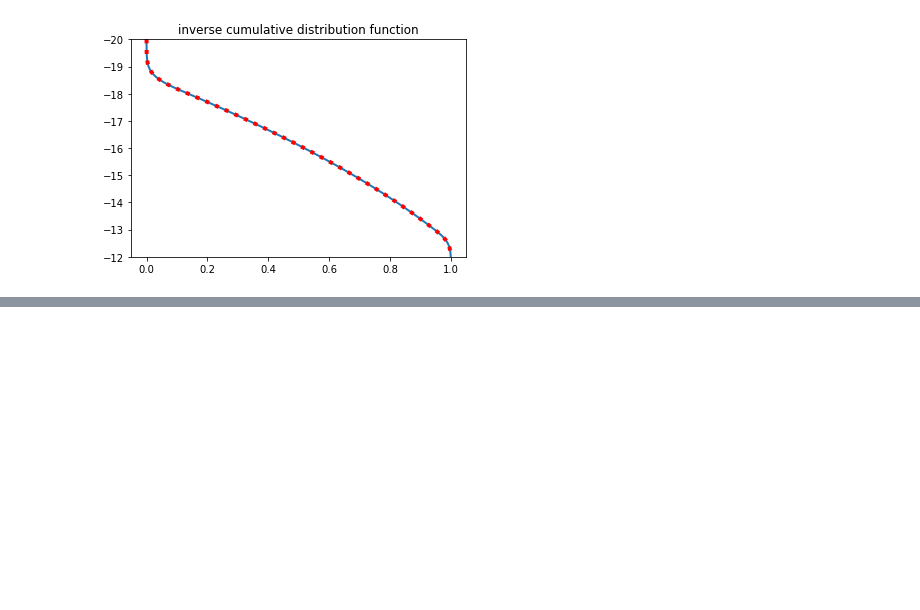
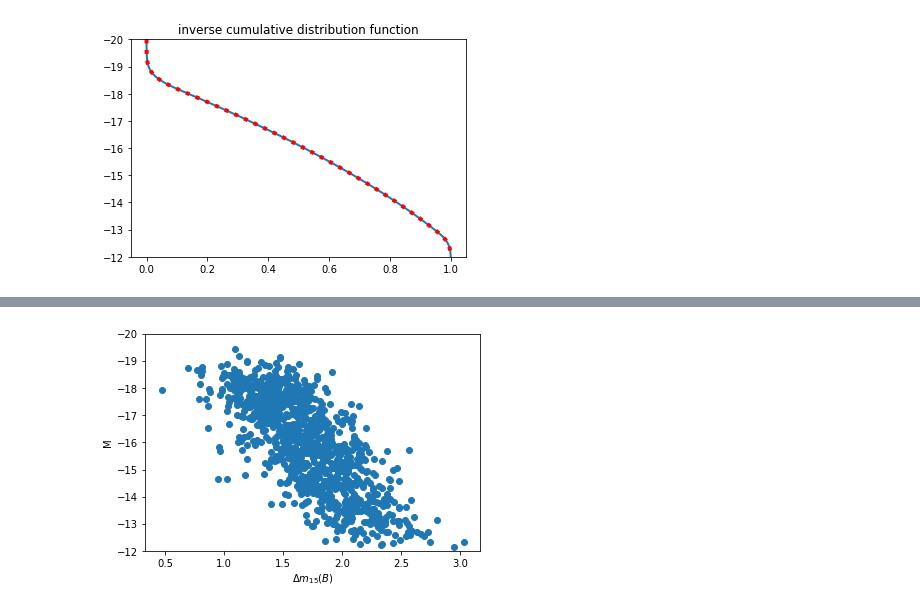
Before and after one commit to RutgersSN/plasticc-Iax, a Jupyter notebook: Iax-model.ipynb, the cells around one changed output, grey strips where cells are left out. Drawn from its saved outputs; the diff is of its cells as text; code cells hidden in the pictures; blank space fills up the shorter version.

```diff
--- a/Iax-model.ipynb
+++ b/Iax-model.ipynb
@@ -175,0 +188,11 @@ Anderson-Darling probability: 0.738
+# %%
+# estimate dm15(B)
+dm15B = 1.2 + (Msamp + 19)/6.0 + np.random.normal(size=len(Msamp))*0.25
+
+plt.scatter(dm15B,Msamp)
+plt.ylim(-12,-20)
+plt.xlabel(r'$\Delta m_{15}(B)$')
+plt.ylabel(r'M')
+plt.show()
+# %% [output]
+[figure, added]
```
Also changed, not shown: parts of 8 cells of this notebook, 2 other files.
